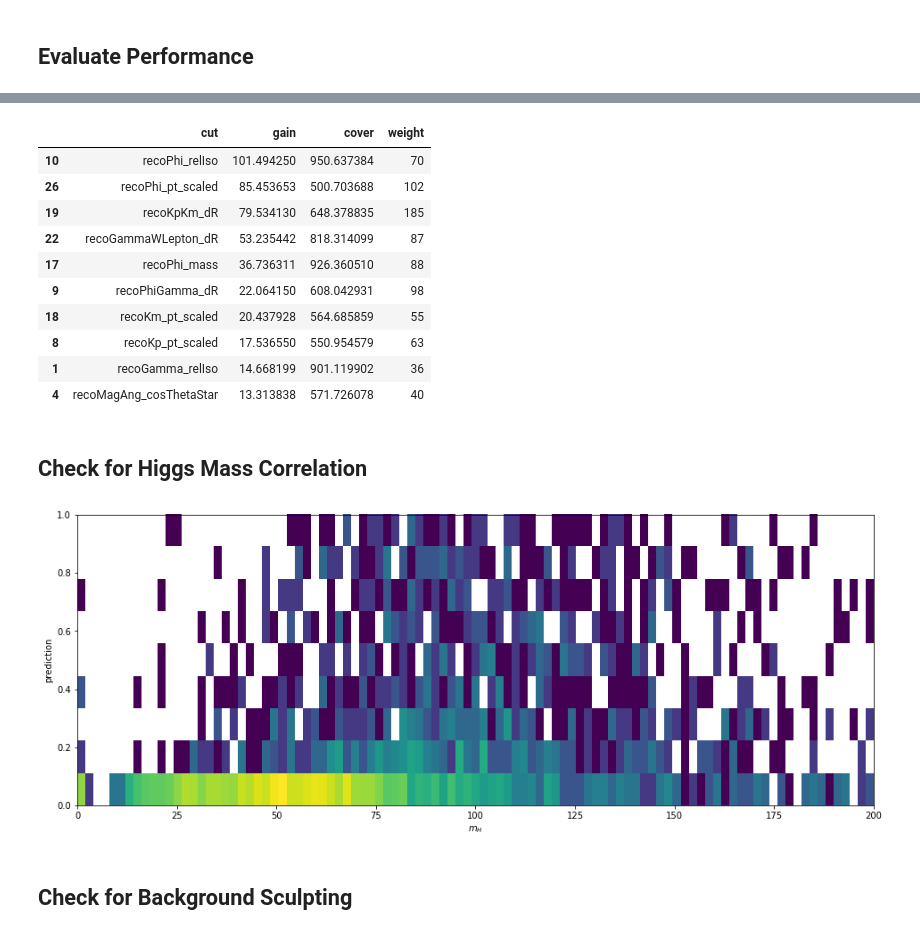
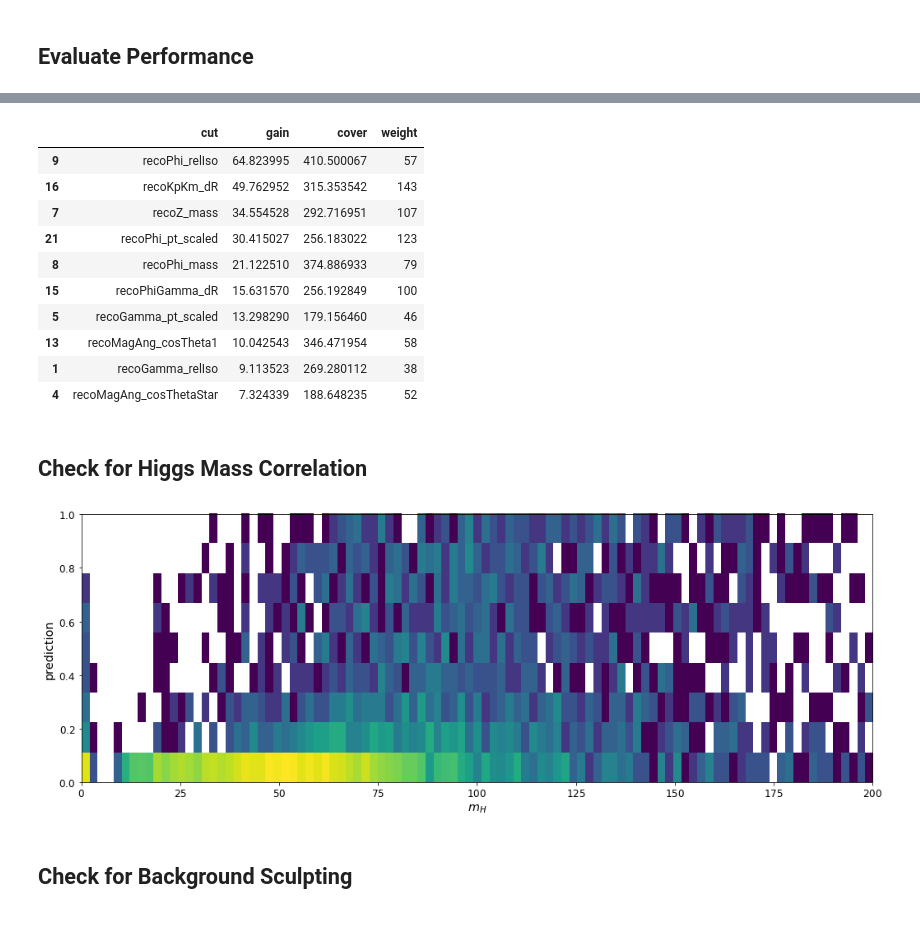
Before and after one commit to jkguiang/rare-higgs, a Jupyter notebook: analysis/bdt.ipynb, the cells around one changed output, grey strips where cells are left out. Cells and saved outputs as stored; diff of their text form; code cells hidden in the pictures.

```diff
--- a/analysis/bdt.ipynb
+++ b/analysis/bdt.ipynb
@@ -26,6 +30,10 @@ pd.set_option('display.max_rows', 20)
 ## Get Data
 # %%
 # Get dataframes
-dfs_2016 = GetData("/nfs-7/userdata/jguiang/rare-higgs/2016/v3-0-0/", pklJar="pickles/2016", mcOnly=True, verbose=False)
-dfs_2017 = GetData("/nfs-7/userdata/jguiang/rare-higgs/2017/v3-0-0/", pklJar="pickles/2017", mcOnly=True, verbose=False)
-dfs_2018 = GetData("/nfs-7/userdata/jguiang/rare-higgs/2018/v3-0-0/", pklJar="pickles/2018", mcOnly=True, verbose=False)
+dfs_2016 = GetData("/nfs-7/userdata/jguiang/rare-higgs/2016/v4-0-0/", pklJar="pickles/2016", mcOnly=True, verbose=False)
+dfs_2017 = GetData("/nfs-7/userdata/jguiang/rare-higgs/2017/v4-0-0/", pklJar="pickles/2017", mcOnly=True, verbose=False)
+dfs_2018 = GetData("/nfs-7/userdata/jguiang/rare-higgs/2018/v4-0-0/", pklJar="pickles/2018", mcOnly=True, verbose=False)
+
+dfs_add2016 = GetData("/nfs-7/userdata/jguiang/rare-higgs/additional/2016/v4-0-0/", pklJar="pickles/2016", mcOnly=True, verbose=False)
+dfs_add2017 = GetData("/nfs-7/userdata/jguiang/rare-higgs/additional/2017/v4-0-0/", pklJar="pickles/2017", mcOnly=True, verbose=False)
+dfs_add2018 = GetData("/nfs-7/userdata/jguiang/rare-higgs/additional/2018/v4-0-0/", pklJar="pickles/2018", mcOnly=True, verbose=False)
@@ -50,6 +75,4 @@ data[cols_s] = data[cols].div(data.recoHiggs_mass, axis=0)
 ## Get Features for Training
 # %%
 # Get list of branch names
-branches = data.columns
-# Print branch names
-print("Branch Names:\n"+", ".join(branches))
+branches = dfs.columns
@@ -59,9 +79,10 @@ entry, run, lumi, event, scale1fb, isGold, isHEM, met_pt, met_phi, rawMet_pt, ra
 # %%
 # Get bookkeeping columns to exclude in training
 excludes = ["signal", "stype", "run", "lumi", "event", "scale1fb", "name", "recoMeson_nCands",
-            "recoWLepton_nLep", "minGammaParton_dR", "recoWLepton_id", "isHEM", "isGold",
+            "recoWLepton_nLep", "recoWLepton_nLepVeto", "recoWLepton_id", "isHEM", "isGold",
             "HLT_singleEl", "HLT_singleMu", "passFilters", "recoMagAng_m1", "recoMagAng_m2",
-            "entry", "recoKp_relIso", "recoKm_relIso"]
+            "entry", "minGammaParton_dR", "recoKp_relIso", "recoKm_relIso","recoKp_eta",
+            "recoKm_eta", "recoKp_phi", "recoKm_phi"]
 # Add patterned excluded branch names to excludes
 pt_re = re.compile("^reco.*_pt$")
 for bname in branches:
@@ -73,13 +94,14 @@ for bname in branches:
         if "Rho" in bname: excludes.append(bname)
         elif "Pip" in bname: excludes.append(bname)
         elif "Pim" in bname: excludes.append(bname)
+        elif "Kp" in bname and "_pt" in bname: excludes.append(bname)
+        elif "Km" in bname and "_pt" in bname: excludes.append(bname)
     if config["analysis"] == "rho":
         if "Phi" in bname: excludes.append(bname)
         elif "Kp" in bname: excludes.append(bname)
         elif "Km" in bname: excludes.append(bname)
-
 # Collect selected features
-features = sorted(list(set(data.columns.values)-set(excludes)))
+features = sorted(list(set(dfs.columns.values)-set(excludes)))
 # %%
 # Display selected features
 print("{0} Selected Features:\n{1}\n".format(len(features), ", ".join(features)))
@@ -105,11 +128,11 @@ ax = toPlot[(toPlot.signal==1)].hist(ax=axes.flatten()[:len(toPlot.keys())],alph
 ## Train BDT
 # %%
 # Split dataframe for training and testing
-dummyWeights = np.ones(len(data["signal"])) # in place of data["weights"]
+dummyWeights = np.ones(len(dfs["signal"])) # in place of dfs["weights"]
 x_train, x_test, y_train, y_test, stype_train, stype_test, weights_train, weights_test = train_test_split(
-                data,
-                data["signal"],
-                data["stype"],
-                dummyWeights,
+                dfs,
+                dfs["signal"],
+                dfs["stype"],
+                dfs["scale1fb"],
                 test_size=0.25, random_state=42,
                 )
@@ -186,24 +219,25 @@ plt.legend(loc=2);
 # %%
 # Get cut scores
 gainScore = pd.DataFrame(bst.get_score(importance_type='gain').items(), columns=['cut', 'gain'])
 coverScore = pd.DataFrame(bst.get_score(importance_type='cover').items(), columns=['cut', 'cover'])
 weightScore = pd.DataFrame(bst.get_score(importance_type='weight').items(), columns=['cut', 'weight'])
 # Merge scores into single dataframe along 'cut' column
 scores = reduce(lambda left,right: pd.merge(left,right,on='cut'), [gainScore, coverScore, weightScore])
 # Display top ten cuts in 'gain'
-scores.sort_values('gain', ascending=False)[:10]
+scores_top10 = scores.sort_values('gain', ascending=False)[:10]
+scores_top10
 # %% [output]
 |  | cut | gain | cover | weight |
-| 10 | recoPhi_relIso | 101.494250 | 950.637384 | 70 |
-| 26 | recoPhi_pt_scaled | 85.453653 | 500.703688 | 102 |
-| 19 | recoKpKm_dR | 79.534130 | 648.378835 | 185 |
-| 22 | recoGammaWLepton_dR | 53.235442 | 818.314099 | 87 |
-| 17 | recoPhi_mass | 36.736311 | 926.360510 | 88 |
-| 9 | recoPhiGamma_dR | 22.064150 | 608.042931 | 98 |
-| 18 | recoKm_pt_scaled | 20.437928 | 564.685859 | 55 |
-| 8 | recoKp_pt_scaled | 17.536550 | 550.954579 | 63 |
-| 1 | recoGamma_relIso | 14.668199 | 901.119902 | 36 |
-| 4 | recoMagAng_cosThetaStar | 13.313838 | 571.726078 | 40 |
+| 9 | recoPhi_relIso | 64.823995 | 410.500067 | 57 |
+| 16 | recoKpKm_dR | 49.762952 | 315.353542 | 143 |
+| 7 | recoZ_mass | 34.554528 | 292.716951 | 107 |
+| 21 | recoPhi_pt_scaled | 30.415027 | 256.183022 | 123 |
+| 8 | recoPhi_mass | 21.122510 | 374.886933 | 79 |
+| 15 | recoPhiGamma_dR | 15.631570 | 256.192849 | 100 |
+| 5 | recoGamma_pt_scaled | 13.298290 | 179.156460 | 46 |
+| 13 | recoMagAng_cosTheta1 | 10.042543 | 346.471954 | 58 |
+| 1 | recoGamma_relIso | 9.113523 | 269.280112 | 38 |
+| 4 | recoMagAng_cosThetaStar | 7.324339 | 188.648235 | 52 |
 # %% [markdown]
 ## Check for Higgs Mass Correlation
 # %%
@@ -213,12 +247,13 @@ fig, axes = plt.subplots(1,1,figsize=(16,6))
 # Subplot 1: Plot correlation btwn predictions and Higgs mass
 plt.subplot(1, 1, 1)
 # Correlation btwn predictions and Higgs mass
-h2 = plt.hist2d(x_test["recoHiggs_mass"][x_test.signal == 0], preds_test[y_test == 0], norm=LogNorm(), bins=[np.linspace(0,200,100), np.linspace(0,1,10)]);
+h2 = plt.hist2d(x_test["recoHiggs_mass"][x_test.signal == 0], preds_test[y_test == 0], norm=LogNorm(),
+                bins=[np.linspace(0,200,100), np.linspace(0,1,10)]);
 # Settings
 plt.xlabel("$m_{H}$");
 plt.ylabel("prediction");
 # %% [output]
-[figure, old version]
+[figure, new version]
 # %% [markdown]
 ## Check for Background Sculpting
 # %%
```
Also changed, not shown: parts of 14 cells of this notebook, 2 other files.
